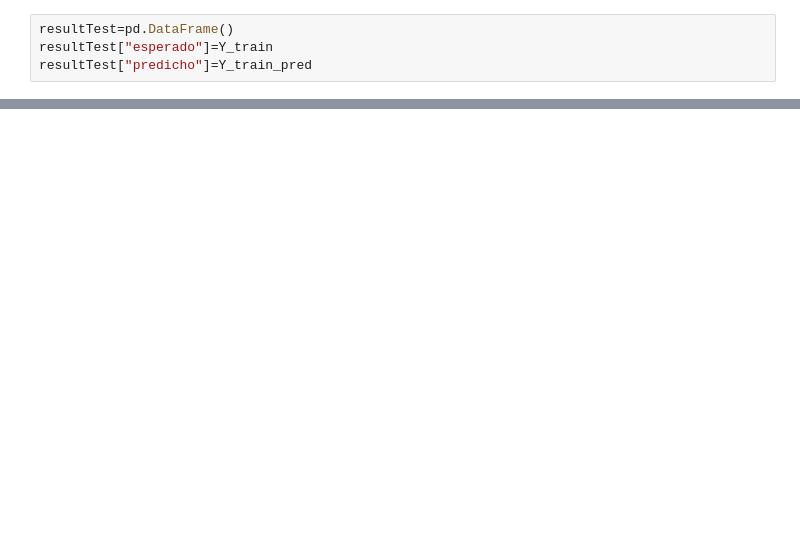
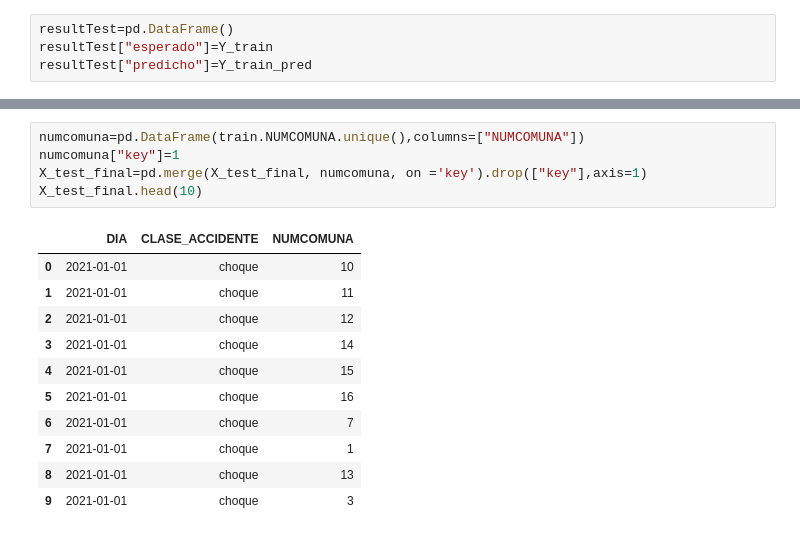
Before and after one commit to joscanoga/prediccion-de-incidentes-viales-en-la-ciudad-de-Medellin, a Jupyter notebook: notebookfinal.ipynb, the cells around one changed output, grey strips where cells are left out. Cells and saved outputs as stored; diff of their text form; blank space fills up the shorter version.

```diff
--- a/notebookfinal.ipynb
+++ b/notebookfinal.ipynb
@@ -696,0 +684,17 @@ array([[4.6600733]], dtype=float32)
+# %%
+numcomuna=pd.DataFrame(train.NUMCOMUNA.unique(),columns=["NUMCOMUNA"])
+numcomuna["key"]=1
+X_test_final=pd.merge(X_test_final, numcomuna, on ='key').drop(["key"],axis=1)
+X_test_final.head(10)
+# %% [output]
+|  | DIA | CLASE_ACCIDENTE | NUMCOMUNA |
+| 0 | 2021-01-01 | choque | 10 |
+| 1 | 2021-01-01 | choque | 11 |
+| 2 | 2021-01-01 | choque | 12 |
+| 3 | 2021-01-01 | choque | 14 |
+| 4 | 2021-01-01 | choque | 15 |
+| 5 | 2021-01-01 | choque | 16 |
+| 6 | 2021-01-01 | choque | 7 |
+| 7 | 2021-01-01 | choque | 1 |
+| 8 | 2021-01-01 | choque | 13 |
+| 9 | 2021-01-01 | choque | 3 |
```
Also changed, not shown: parts of 31 cells of this notebook, 5 other files.
